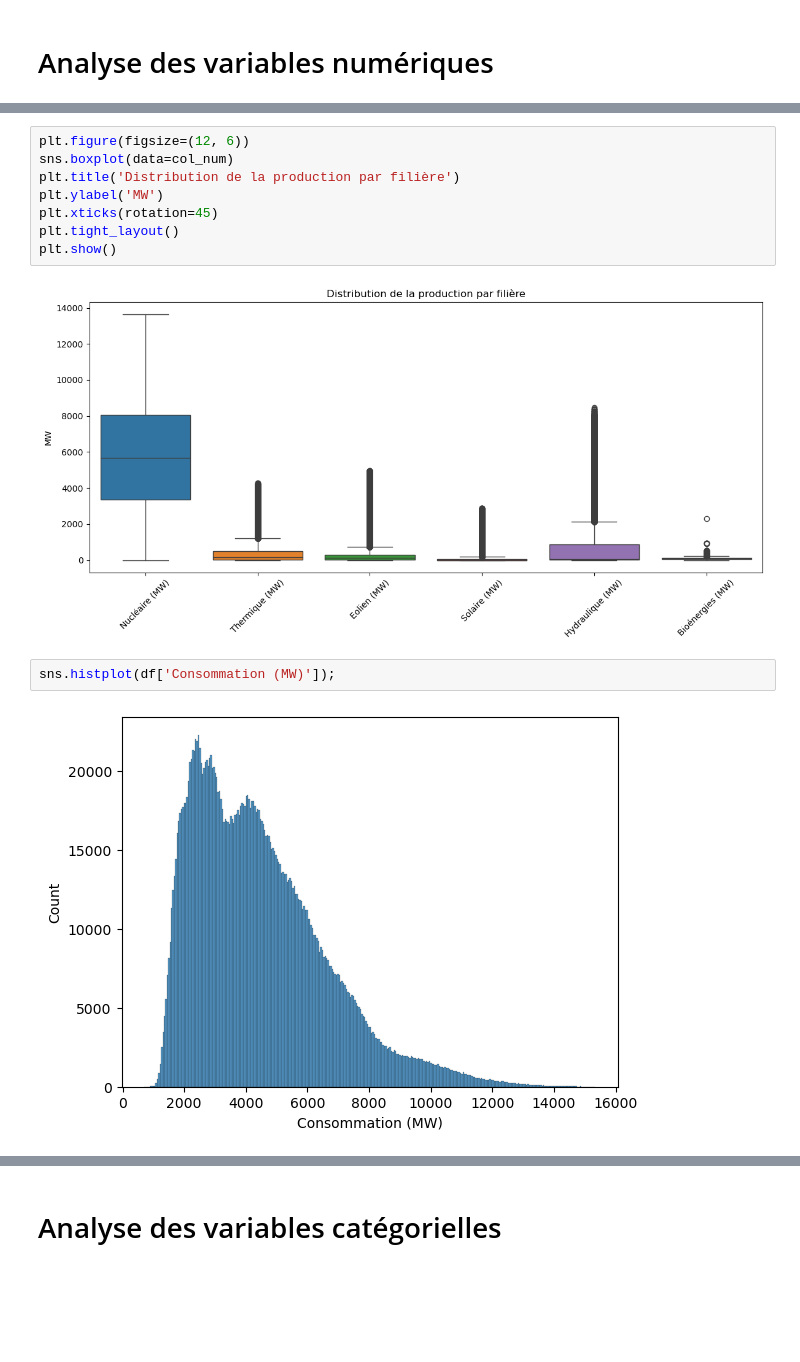
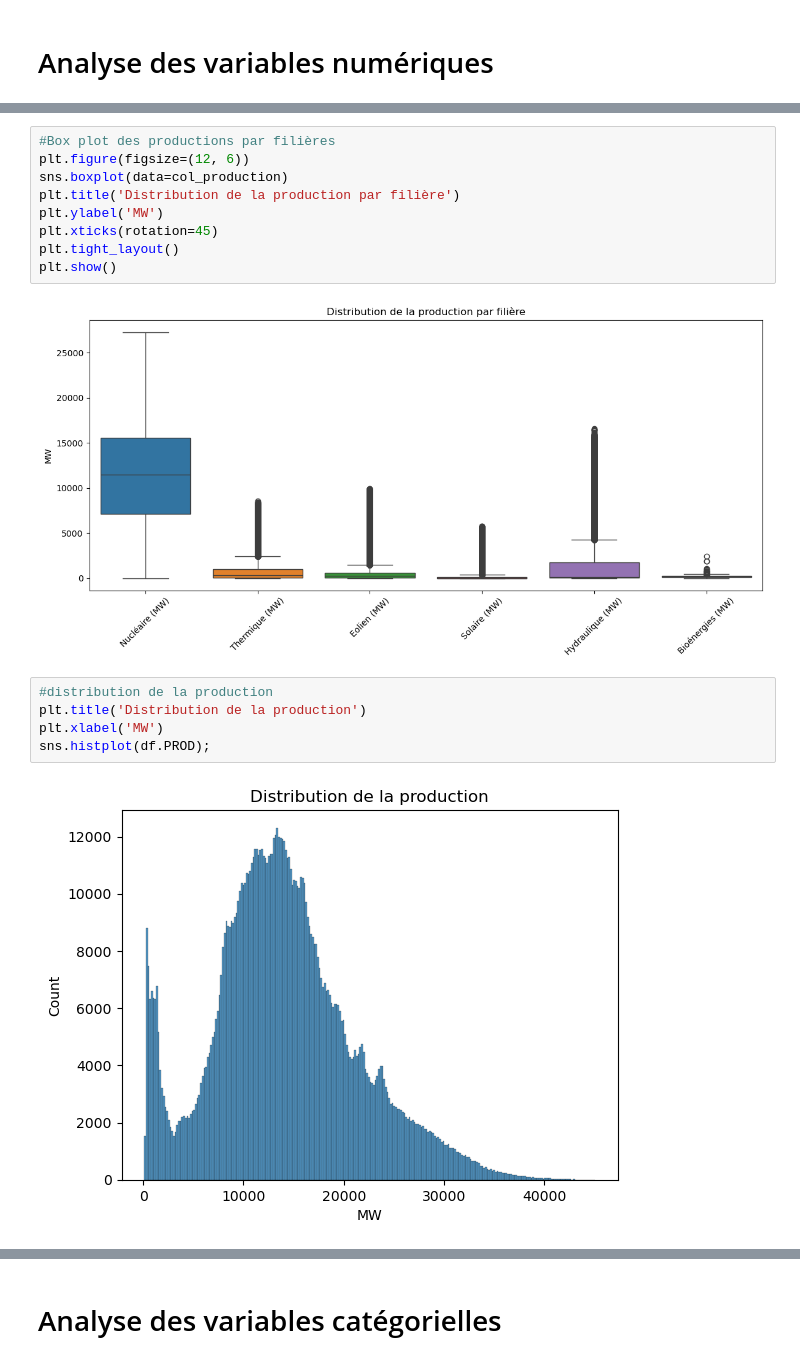
Before and after one commit to LaurieBe/Datascientest_Energie, a Jupyter notebook: DataViz.ipynb, the cells around one changed output, grey strips where cells are left out. Cells and saved outputs as stored; diff of their text form; blank space fills up the shorter version.

```diff
--- a/DataViz.ipynb
+++ b/DataViz.ipynb
@@ -98,14 +105,18 @@ col_num.describe().T
 # %%
+#Box plot des productions par filières
 plt.figure(figsize=(12, 6))
-sns.boxplot(data=col_num)
+sns.boxplot(data=col_production)
 plt.title('Distribution de la production par filière')
 plt.ylabel('MW')
 plt.xticks(rotation=45)
 plt.tight_layout()
 plt.show()
 # %% [output]
-[figure, old version]
+[figure, new version]
-# %%
-sns.histplot(df['Consommation (MW)']);
-# %% [output]
-[figure, removed]
+# %%
+#distribution de la production
+plt.title('Distribution de la production')
+plt.xlabel('MW')
+sns.histplot(df.PROD);
+# %% [output]
+[figure, added]
```
Also changed, not shown: parts of 19 cells of this notebook.
